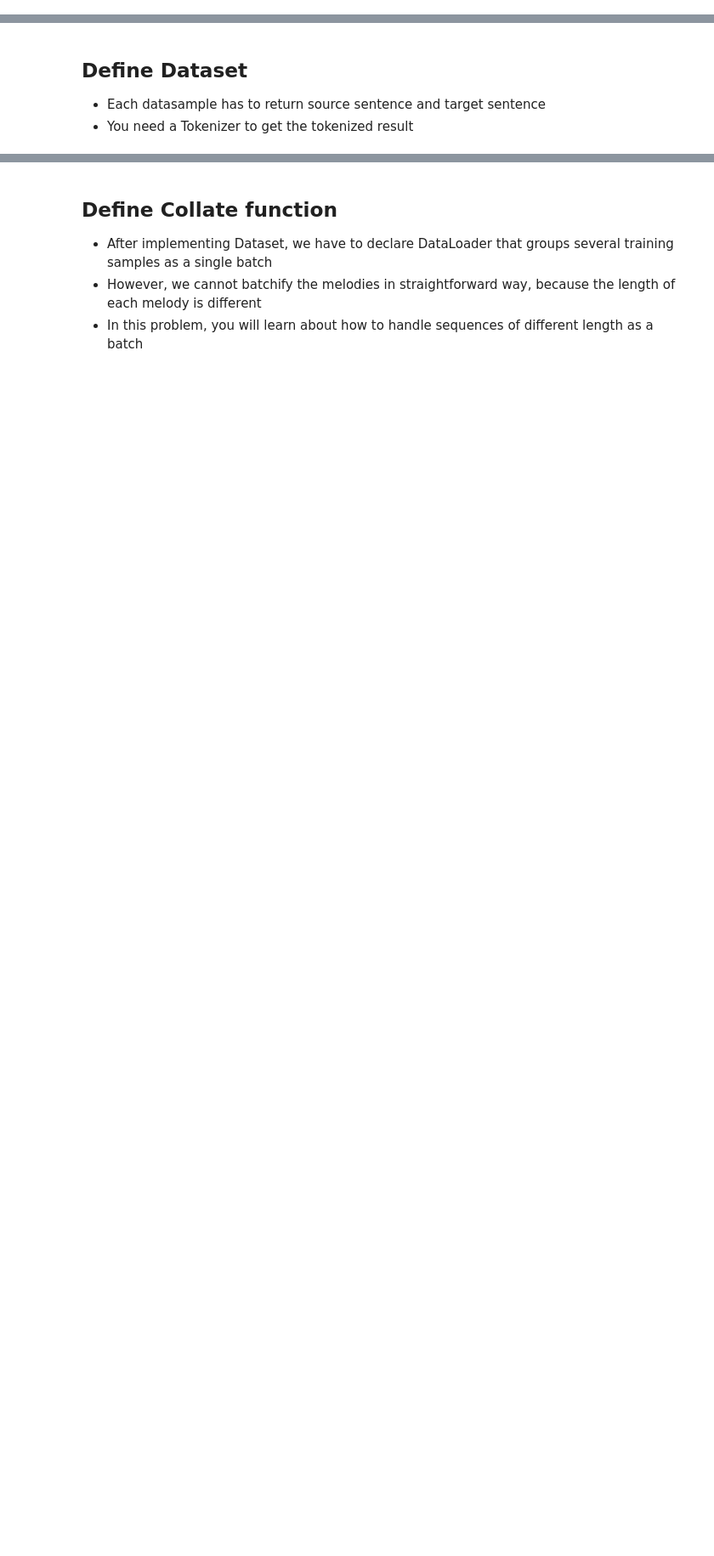
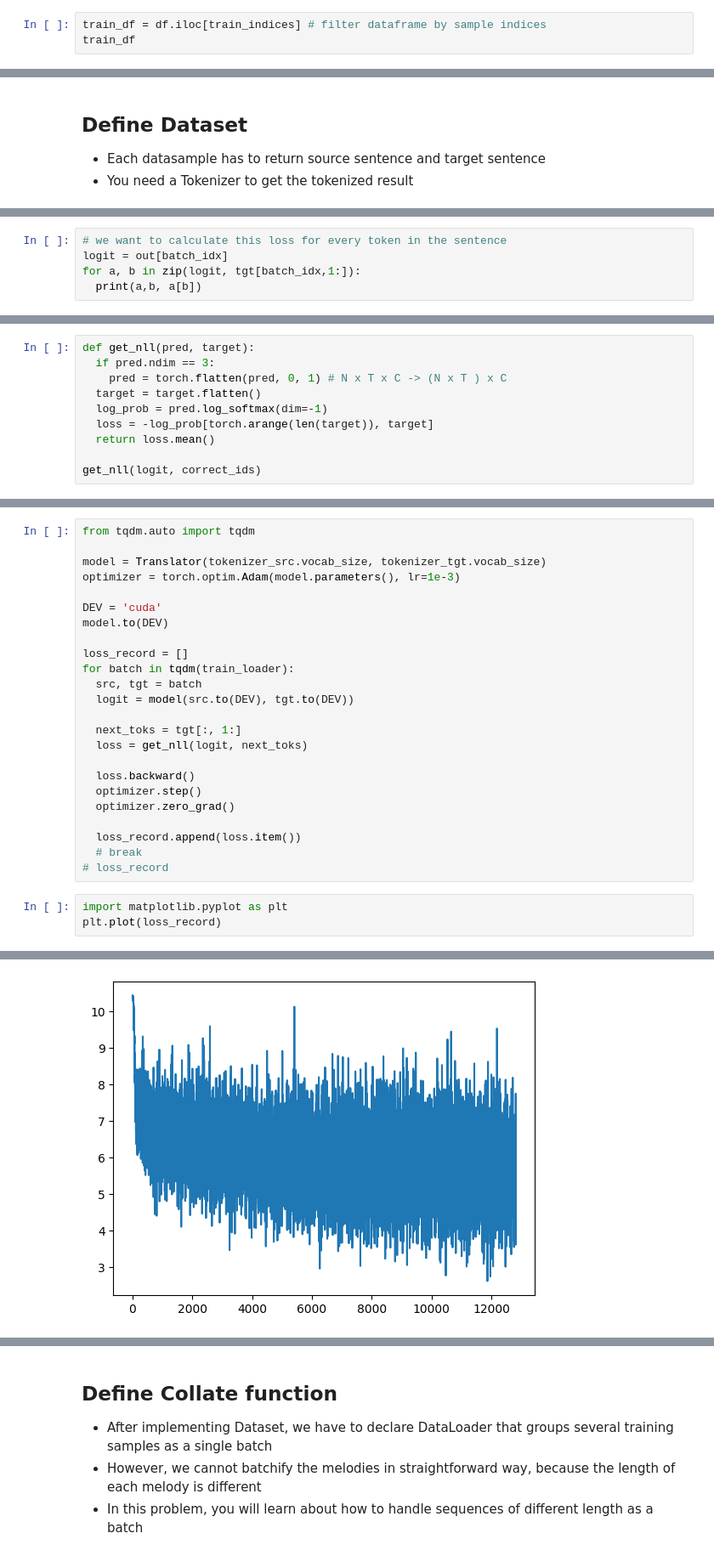
Before and after one commit to jdasam/aat3020-2023, a Jupyter notebook: notebooks/4_Machine_translation.ipynb, the cells around one changed output, grey strips where cells are left out. Shown: that part at 85% size. Saved outputs shown, nothing was run; the diff lists cells and outputs as text; blank space fills up the shorter version.

```diff
--- a/notebooks/4_Machine_translation.ipynb
+++ b/notebooks/4_Machine_translation.ipynb
@@ -209,0 +212,3 @@ df = pd.read_excel("/content/nia_korean_english/1_구어체(1).xlsx")
+# %%
+train_df = df.iloc[train_indices] # filter dataframe by sample indices
+train_df
@@ -275,0 +351,5 @@ RuntimeError: ignored
+# %%
+# we want to calculate this loss for every token in the sentence
+logit = out[batch_idx]
+for a, b in zip(logit, tgt[batch_idx,1:]):
+  print(a,b, a[b])
@@ -275,0 +381,10 @@ RuntimeError: ignored
+# %%
+def get_nll(pred, target):
+  if pred.ndim == 3:
+    pred = torch.flatten(pred, 0, 1) # N x T x C -> (N x T ) x C
+  target = target.flatten()
+  log_prob = pred.log_softmax(dim=-1)
+  loss = -log_prob[torch.arange(len(target)), target]
+  return loss.mean()
+
+get_nll(logit, correct_ids)
@@ -275,0 +393,28 @@ RuntimeError: ignored
+# %%
+from tqdm.auto import tqdm
+
+model = Translator(tokenizer_src.vocab_size, tokenizer_tgt.vocab_size)
+optimizer = torch.optim.Adam(model.parameters(), lr=1e-3)
+
+DEV = 'cuda'
+model.to(DEV)
+
+loss_record = []
+for batch in tqdm(train_loader):
+  src, tgt = batch
+  logit = model(src.to(DEV), tgt.to(DEV))
+
+  next_toks = tgt[:, 1:]
+  loss = get_nll(logit, next_toks)
+
+  loss.backward()
+  optimizer.step()
+  optimizer.zero_grad()
+
+  loss_record.append(loss.item())
+  # break
+# loss_record
+# %%
+import matplotlib.pyplot as plt
+plt.plot(loss_record)
+# %% [output]
@@ -275,0 +422 @@ RuntimeError: ignored
+[figure, added]
```
Also changed, not shown: parts of 43 cells of this notebook.
